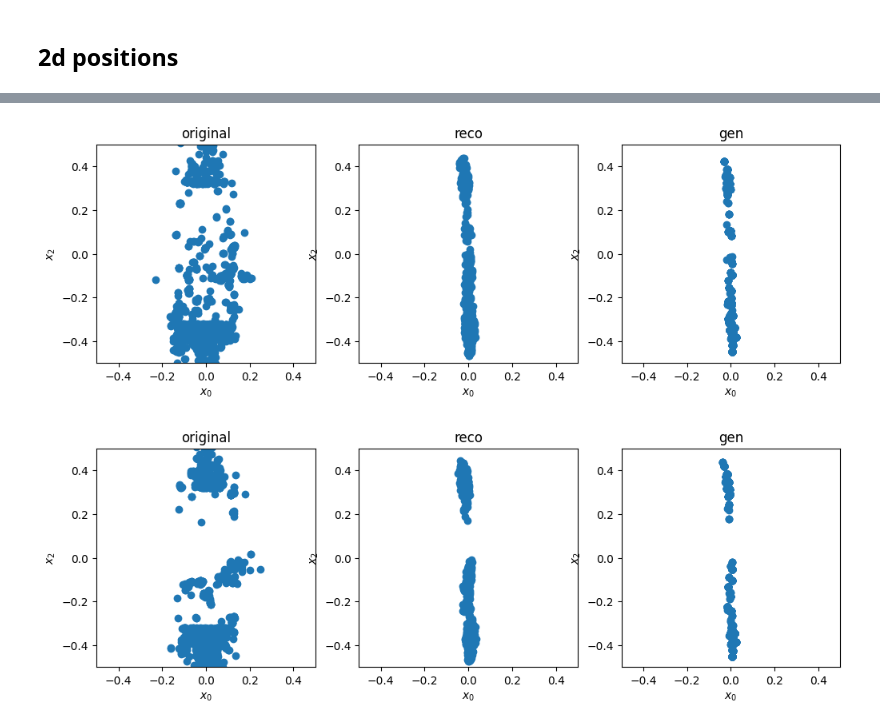
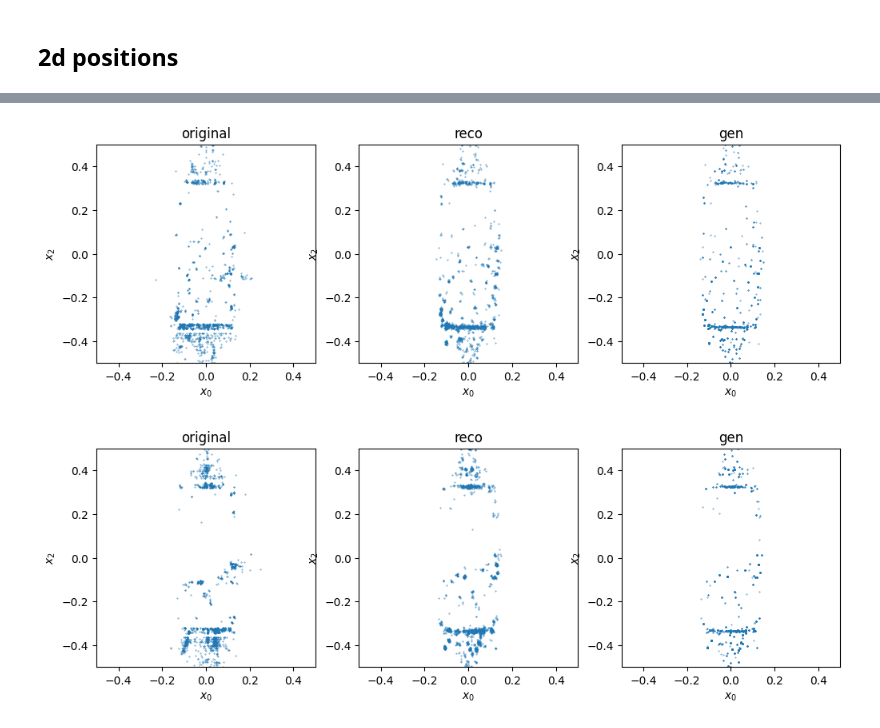
Before and after one commit to erwulff/particlemind, a Jupyter notebook: src/compare_generated_samples.ipynb, the cells around one changed output, grey strips where cells are left out. Drawn from its saved outputs; the diff is of its cells as text; code cells hidden in the pictures.

```diff
--- a/src/compare_generated_samples.ipynb
+++ b/src/compare_generated_samples.ipynb
@@ -24,8 +24,7 @@ from tqdm import tqdm
 num_files = 1
 
 E_min = 0.001
-pad = 8000
-events_per_tokens_file = 100
+pad = 10000
 
 paths_to_generated_calo = [
     f"/pscratch/sd/r/rmastand/particlemind/data/generated_colliderML_parquetfiles/generated_{i}.parquet" for i in range(num_files)
@@ -36,7 +35,7 @@ paths_to_generated_tokens = [
 ]
 
 
-path_to_embedder_checkpoint = "/pscratch/sd/r/rmastand/particlemind/vqvae_training/best_models/embedder_test_val_loss_epoch=00-v15.ckpt"
+path_to_embedder_checkpoint = "/pscratch/sd/r/rmastand/particlemind/vqvae_training/best_models/embedder_test_val_loss_epoch=04.ckpt"
 # %%
 #original_calo = ak.from_parquet(path_to_original_calo)
 generated_calos = [ak.from_parquet(path) for path in paths_to_generated_calo]
@@ -138,7 +137,7 @@ for f in range(num_files):
 
 
 
-    for gen_event_i in tqdm(range(len(generated_calos[f]))):
+    for gen_event_i in tqdm(range(100)):
 
 
 
@@ -335,7 +332,9 @@ for event_i in range(10):
 # %%
 ind_0, ind_1 = 0, 1
 
-for i in range(2):
+s = 0.1
+
+for i in range(5):
 
     fig, ax = plt.subplots(1, 3, figsize = (12, 4))
 
@@ -344,17 +343,17 @@ for i in range(2):
         a.set_xlim(-position_lim, position_lim)
         a.set_ylim(-position_lim, position_lim)
 
-    ax[0].scatter(features_original[ind_0][i], features_original[ind_1][i])
+    ax[0].scatter(features_original[ind_0][i], features_original[ind_1][i], s = s)
     ax[0].set_xlabel(f"$x_{ind_0}$")
     ax[0].set_ylabel(f"$x_{ind_1}$")
     ax[0].set_title("original")
 
-    ax[1].scatter(features_reconstructed[ind_0][i], features_reconstructed[ind_1][i])
+    ax[1].scatter(features_reconstructed[ind_0][i], features_reconstructed[ind_1][i], s = s)
     ax[1].set_xlabel(f"$x_{ind_0}$")
     ax[1].set_ylabel(f"$x_{ind_1}$")
     ax[1].set_title("reco")
 
-    ax[2].scatter(features_generated[ind_0][i], features_generated[ind_1][i])
+    ax[2].scatter(features_generated[ind_0][i], features_generated[ind_1][i], s = s)
     ax[2].set_xlabel(f"$x_{ind_0}$")
     ax[2].set_ylabel(f"$x_{ind_1}$")
     ax[2].set_title("gen")
@@ -366,34 +368,34 @@ for i in range(2):
 # %%
 ind_0, ind_1 = 0, 2
 
 for i in range(2):
 
     fig, ax = plt.subplots(1, 3, figsize = (12, 4))
 
     for a in ax:
         a.set_box_aspect(1)   # <-- TRUE SQUARE SUBPLOT BOX
         a.set_xlim(-position_lim, position_lim)
         a.set_ylim(-position_lim, position_lim)
 
-    ax[0].scatter(features_original[ind_0][i], features_original[ind_1][i])
+    ax[0].scatter(features_original[ind_0][i], features_original[ind_1][i], s = s)
     ax[0].set_xlabel(f"$x_{ind_0}$")
     ax[0].set_ylabel(f"$x_{ind_1}$")
     ax[0].set_title("original")
 
-    ax[1].scatter(features_reconstructed[ind_0][i], features_reconstructed[ind_1][i])
+    ax[1].scatter(features_reconstructed[ind_0][i], features_reconstructed[ind_1][i], s = s)
     ax[1].set_xlabel(f"$x_{ind_0}$")
     ax[1].set_ylabel(f"$x_{ind_1}$")
     ax[1].set_title("reco")
 
-    ax[2].scatter(features_generated[ind_0][i], features_generated[ind_1][i])
+    ax[2].scatter(features_generated[ind_0][i], features_generated[ind_1][i], s = s)
     ax[2].set_xlabel(f"$x_{ind_0}$")
     ax[2].set_ylabel(f"$x_{ind_1}$")
     ax[2].set_title("gen")
 
     plt.show()
 # %% [output]
-[figure, old version]
+[figure, new version]
-[figure, old version]
+[figure, new version]
 # %%
 ind_0, ind_1 = 1,2
 
```
Also changed, not shown: parts of 10 cells of this notebook, 2 other files.
